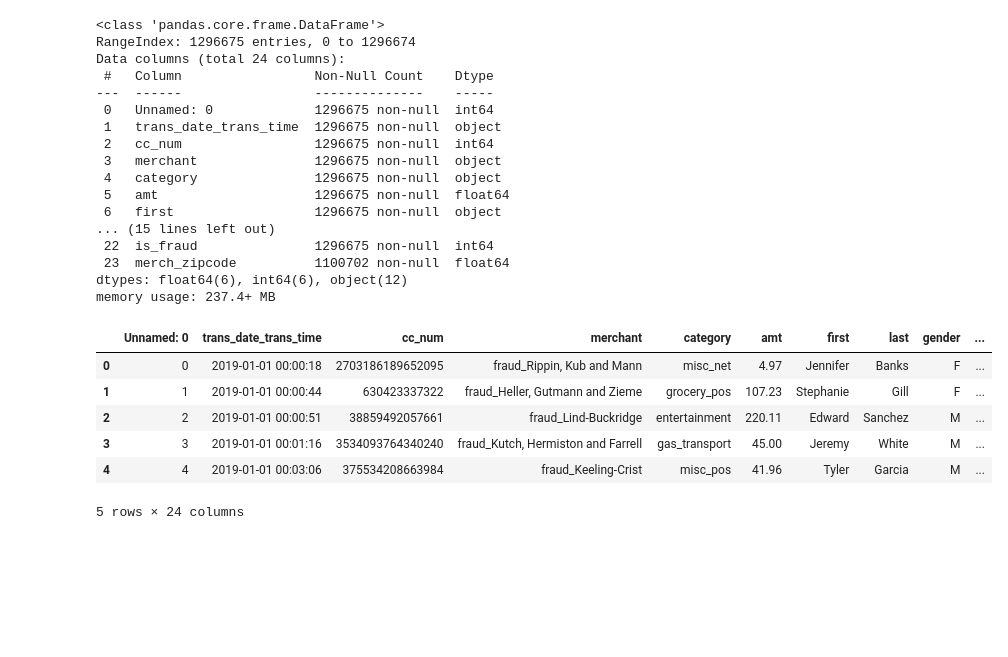
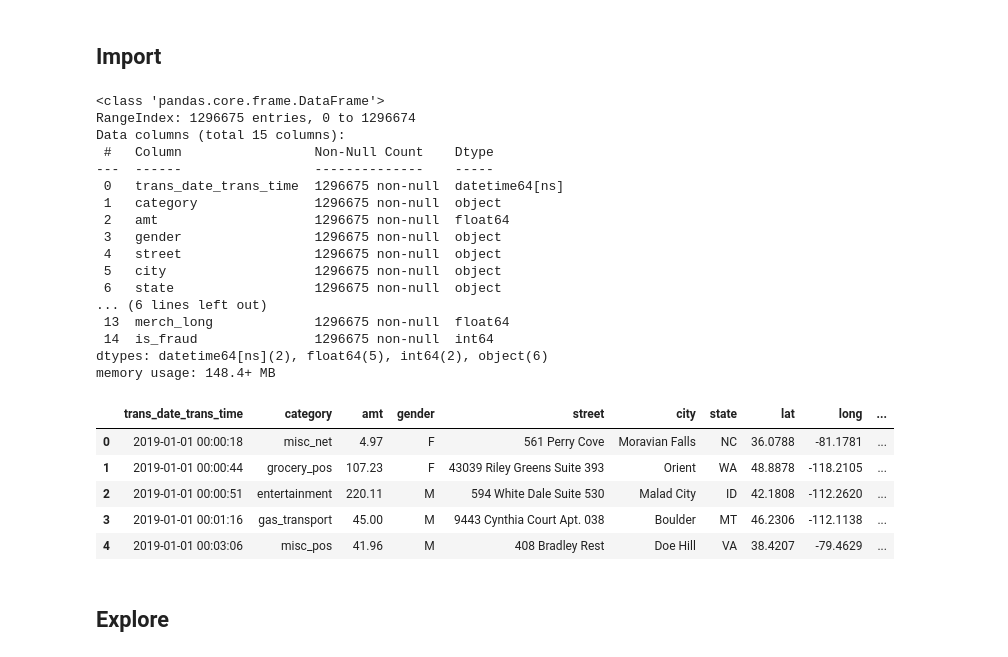
Before and after one commit to iyuendale/DS-projects, a Jupyter notebook: Credit_card_transaction/Credit_card_transaction.ipynb, the cells around one changed output. Cells and saved outputs as stored; diff of their text form; code cells hidden in the pictures; blank space fills up the shorter version.

```diff
--- a/Credit_card_transaction/Credit_card_transaction.ipynb
+++ b/Credit_card_transaction/Credit_card_transaction.ipynb
@@ -3,29 +13,45 @@ import pandas as pd
+# %% [markdown]
+## Import
 # %%
-df = pd.read_csv("credit_card_transactions.csv")
+df = pd.read_csv(
+    "data/credit_card_transactions.csv",
+    parse_dates= ["trans_date_trans_time", "dob"]
+)
+
+# drop columns
+df.drop(columns=
+        [
+            "Unnamed: 0", "merchant", "cc_num",
+            "first", "last", "zip","trans_num",
+            "unix_time", "merch_zipcode"
+        ],
+        inplace= True)
+
 df.info()
 df.head()
 # %% [output]
 <class 'pandas.core.frame.DataFrame'>
 RangeIndex: 1296675 entries, 0 to 1296674
-Data columns (total 24 columns):
+Data columns (total 15 columns):
  #   Column                 Non-Null Count    Dtype
 ---  ------                 --------------    -----
- 0   Unnamed: 0             1296675 non-null  int64
- 1   trans_date_trans_time  1296675 non-null  object
- 2   cc_num                 1296675 non-null  int64
- 3   merchant               1296675 non-null  object
- 4   category               1296675 non-null  object
- 5   amt                    1296675 non-null  float64
- 6   first                  1296675 non-null  object
-... (15 lines left out)
- 22  is_fraud               1296675 non-null  int64
- 23  merch_zipcode          1100702 non-null  float64
-dtypes: float64(6), int64(6), object(12)
-memory usage: 237.4+ MB
+ 0   trans_date_trans_time  1296675 non-null  datetime64[ns]
+ 1   category               1296675 non-null  object
+ 2   amt                    1296675 non-null  float64
+ 3   gender                 1296675 non-null  object
+ 4   street                 1296675 non-null  object
+ 5   city                   1296675 non-null  object
+ 6   state                  1296675 non-null  object
+... (6 lines left out)
+ 13  merch_long             1296675 non-null  float64
+ 14  is_fraud               1296675 non-null  int64
+dtypes: datetime64[ns](2), float64(5), int64(2), object(6)
+memory usage: 148.4+ MB
-|  | Unnamed: 0 | trans_date_trans_time | cc_num | merchant | category | amt | first | last | gender | ... |
-| 0 | 0 | 2019-01-01 00:00:18 | 2703186189652095 | fraud_Rippin, Kub and Mann | misc_net | 4.97 | Jennifer | Banks | F | ... |
-| 1 | 1 | 2019-01-01 00:00:44 | 630423337322 | fraud_Heller, Gutmann and Zieme | grocery_pos | 107.23 | Stephanie | Gill | F | ... |
-| 2 | 2 | 2019-01-01 00:00:51 | 38859492057661 | fraud_Lind-Buckridge | entertainment | 220.11 | Edward | Sanchez | M | ... |
-| 3 | 3 | 2019-01-01 00:01:16 | 3534093764340240 | fraud_Kutch, Hermiston and Farrell | gas_transport | 45.00 | Jeremy | White | M | ... |
-| 4 | 4 | 2019-01-01 00:03:06 | 375534208663984 | fraud_Keeling-Crist | misc_pos | 41.96 | Tyler | Garcia | M | ... |
+|  | trans_date_trans_time | category | amt | gender | street | city | state | lat | long | ... |
+| 0 | 2019-01-01 00:00:18 | misc_net | 4.97 | F | 561 Perry Cove | Moravian Falls | NC | 36.0788 | -81.1781 | ... |
+| 1 | 2019-01-01 00:00:44 | grocery_pos | 107.23 | F | 43039 Riley Greens Suite 393 | Orient | WA | 48.8878 | -118.2105 | ... |
+| 2 | 2019-01-01 00:00:51 | entertainment | 220.11 | M | 594 White Dale Suite 530 | Malad City | ID | 42.1808 | -112.2620 | ... |
+| 3 | 2019-01-01 00:01:16 | gas_transport | 45.00 | M | 9443 Cynthia Court Apt. 038 | Boulder | MT | 46.2306 | -112.1138 | ... |
+| 4 | 2019-01-01 00:03:06 | misc_pos | 41.96 | M | 408 Bradley Rest | Doe Hill | VA | 38.4207 | -79.4629 | ... |
-5 rows × 24 columns
+# %% [markdown]
+## Explore
```
Also changed, not shown: parts of 50 cells of this notebook, 1 other file.
